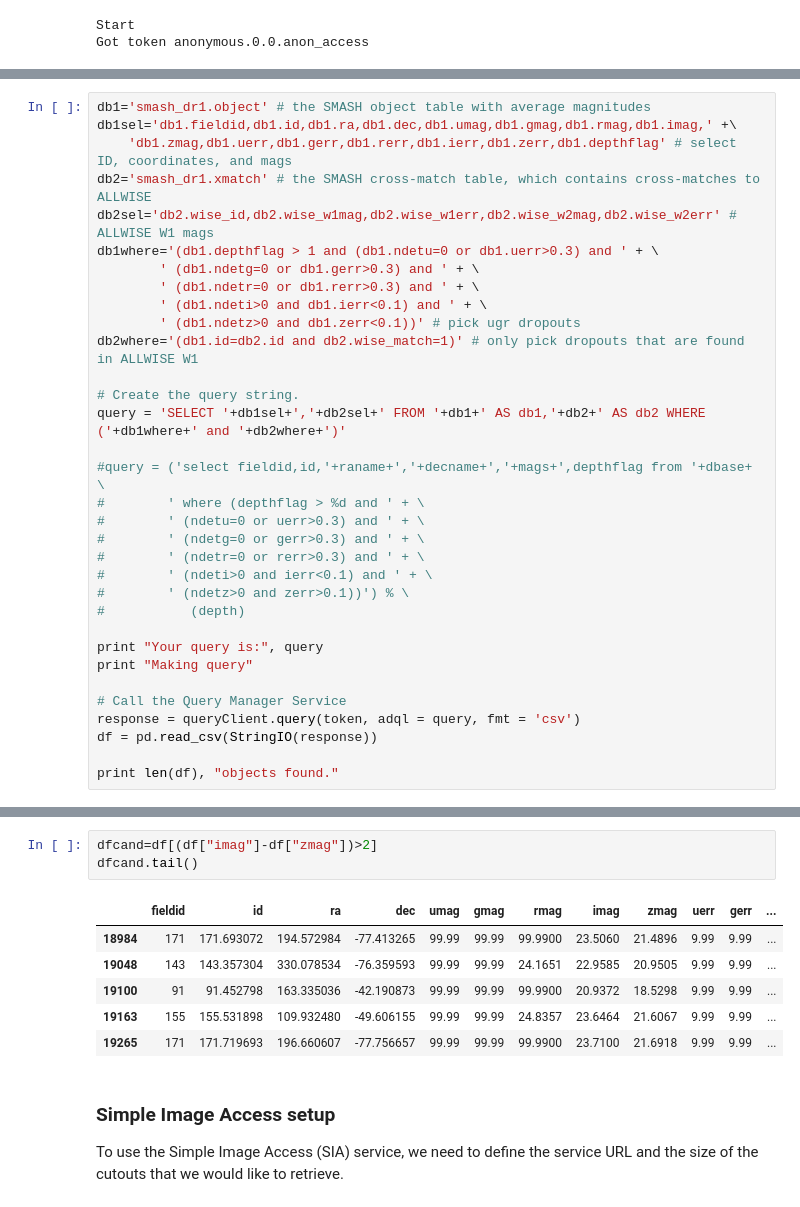
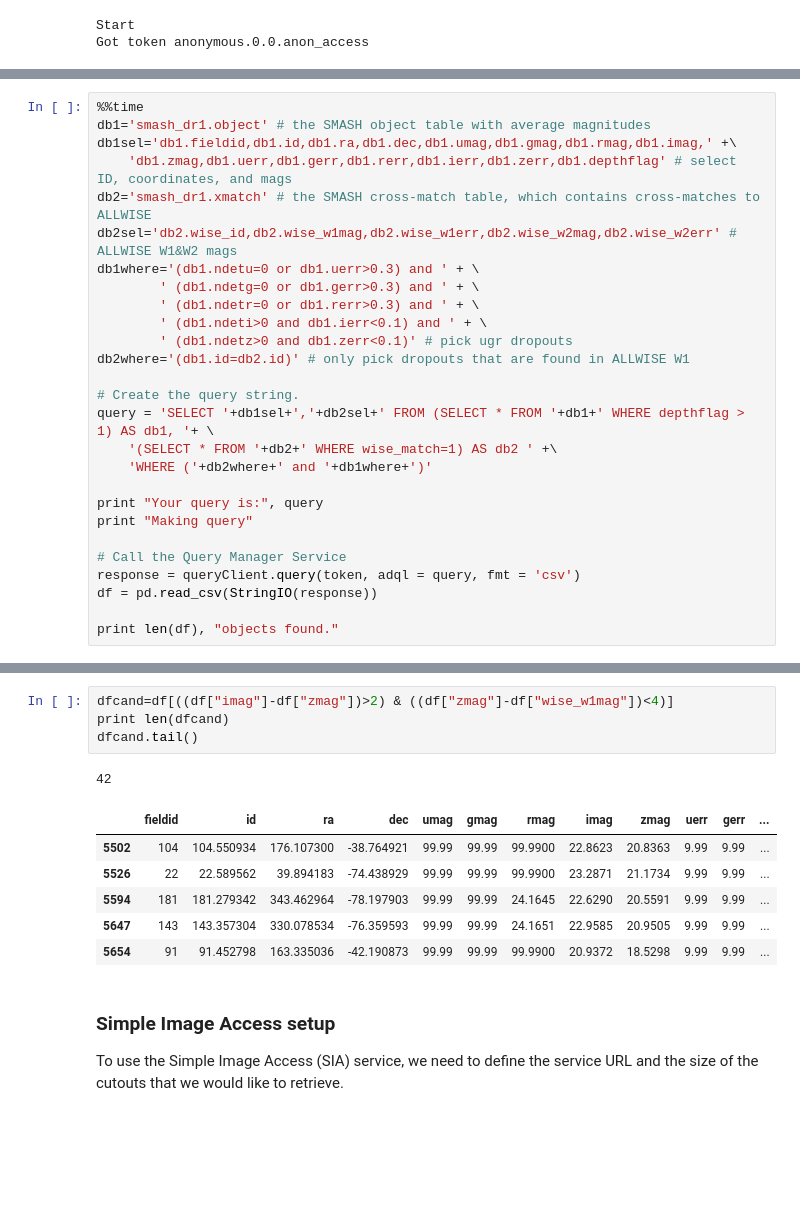
Before and after one commit to noaodatalab-user/notebooks, a Jupyter notebook: SMASH_dropouts.ipynb, the cells around one changed output, grey strips where cells are left out. Cells and saved outputs as stored; diff of their text form; blank space fills up the shorter version.

```diff
--- a/SMASH_dropouts.ipynb
+++ b/SMASH_dropouts.ipynb
@@ -42,27 +42,21 @@ For our query, we will look for objects that are undetected or have large errors
 # %%
+%%time
 db1='smash_dr1.object' # the SMASH object table with average magnitudes
 db1sel='db1.fieldid,db1.id,db1.ra,db1.dec,db1.umag,db1.gmag,db1.rmag,db1.imag,' +\
     'db1.zmag,db1.uerr,db1.gerr,db1.rerr,db1.ierr,db1.zerr,db1.depthflag' # select ID, coordinates, and mags
 db2='smash_dr1.xmatch' # the SMASH cross-match table, which contains cross-matches to ALLWISE
-db2sel='db2.wise_id,db2.wise_w1mag,db2.wise_w1err,db2.wise_w2mag,db2.wise_w2err' # ALLWISE W1 mags
-db1where='(db1.depthflag > 1 and (db1.ndetu=0 or db1.uerr>0.3) and ' + \
+db2sel='db2.wise_id,db2.wise_w1mag,db2.wise_w1err,db2.wise_w2mag,db2.wise_w2err' # ALLWISE W1&W2 mags
+db1where='(db1.ndetu=0 or db1.uerr>0.3) and ' + \
         ' (db1.ndetg=0 or db1.gerr>0.3) and ' + \
         ' (db1.ndetr=0 or db1.rerr>0.3) and ' + \
         ' (db1.ndeti>0 and db1.ierr<0.1) and ' + \
-        ' (db1.ndetz>0 and db1.zerr<0.1))' # pick ugr dropouts
-db2where='(db1.id=db2.id and db2.wise_match=1)' # only pick dropouts that are found in ALLWISE W1
+        ' (db1.ndetz>0 and db1.zerr<0.1)' # pick ugr dropouts
+db2where='(db1.id=db2.id)' # only pick dropouts that are found in ALLWISE W1
 
 # Create the query string.
-query = 'SELECT '+db1sel+','+db2sel+' FROM '+db1+' AS db1,'+db2+' AS db2 WHERE ('+db1where+' and '+db2where+')'
-
-#query = ('select fieldid,id,'+raname+','+decname+','+mags+',depthflag from '+dbase+ \
-#        ' where (depthflag > %d and ' + \
-#        ' (ndetu=0 or uerr>0.3) and ' + \
-#        ' (ndetg=0 or gerr>0.3) and ' + \
-#        ' (ndetr=0 or rerr>0.3) and ' + \
-#        ' (ndeti>0 and ierr<0.1) and ' + \
-#        ' (ndetz>0 and zerr>0.1))') % \
-#           (depth)
+query = 'SELECT '+db1sel+','+db2sel+' FROM (SELECT * FROM '+db1+' WHERE depthflag > 1) AS db1, '+ \
+    '(SELECT * FROM '+db2+' WHERE wise_match=1) AS db2 ' +\
+    'WHERE ('+db2where+' and '+db1where+')'
 
 print "Your query is:", query
 print "Making query"
@@ -112,13 +112,15 @@ Let's take a closer look at those candidates with i-z colors greater then 2.0.
 # %%
-dfcand=df[(df["imag"]-df["zmag"])>2]
+dfcand=df[((df["imag"]-df["zmag"])>2) & ((df["zmag"]-df["wise_w1mag"])<4)]
+print len(dfcand)
 dfcand.tail()
 # %% [output]
+42
 |  | fieldid | id | ra | dec | umag | gmag | rmag | imag | zmag | uerr | gerr | ... |
-| 18984 | 171 | 171.693072 | 194.572984 | -77.413265 | 99.99 | 99.99 | 99.9900 | 23.5060 | 21.4896 | 9.99 | 9.99 | ... |
-| 19048 | 143 | 143.357304 | 330.078534 | -76.359593 | 99.99 | 99.99 | 24.1651 | 22.9585 | 20.9505 | 9.99 | 9.99 | ... |
-| 19100 | 91 | 91.452798 | 163.335036 | -42.190873 | 99.99 | 99.99 | 99.9900 | 20.9372 | 18.5298 | 9.99 | 9.99 | ... |
-| 19163 | 155 | 155.531898 | 109.932480 | -49.606155 | 99.99 | 99.99 | 24.8357 | 23.6464 | 21.6067 | 9.99 | 9.99 | ... |
-| 19265 | 171 | 171.719693 | 196.660607 | -77.756657 | 99.99 | 99.99 | 99.9900 | 23.7100 | 21.6918 | 9.99 | 9.99 | ... |
+| 5502 | 104 | 104.550934 | 176.107300 | -38.764921 | 99.99 | 99.99 | 99.9900 | 22.8623 | 20.8363 | 9.99 | 9.99 | ... |
+| 5526 | 22 | 22.589562 | 39.894183 | -74.438929 | 99.99 | 99.99 | 99.9900 | 23.2871 | 21.1734 | 9.99 | 9.99 | ... |
+| 5594 | 181 | 181.279342 | 343.462964 | -78.197903 | 99.99 | 99.99 | 24.1645 | 22.6290 | 20.5591 | 9.99 | 9.99 | ... |
+| 5647 | 143 | 143.357304 | 330.078534 | -76.359593 | 99.99 | 99.99 | 24.1651 | 22.9585 | 20.9505 | 9.99 | 9.99 | ... |
+| 5654 | 91 | 91.452798 | 163.335036 | -42.190873 | 99.99 | 99.99 | 99.9900 | 20.9372 | 18.5298 | 9.99 | 9.99 | ... |
 # %% [markdown]
 ### Simple Image Access setup
 
```
Also changed, not shown: parts of 20 cells of this notebook, 1 other file.
